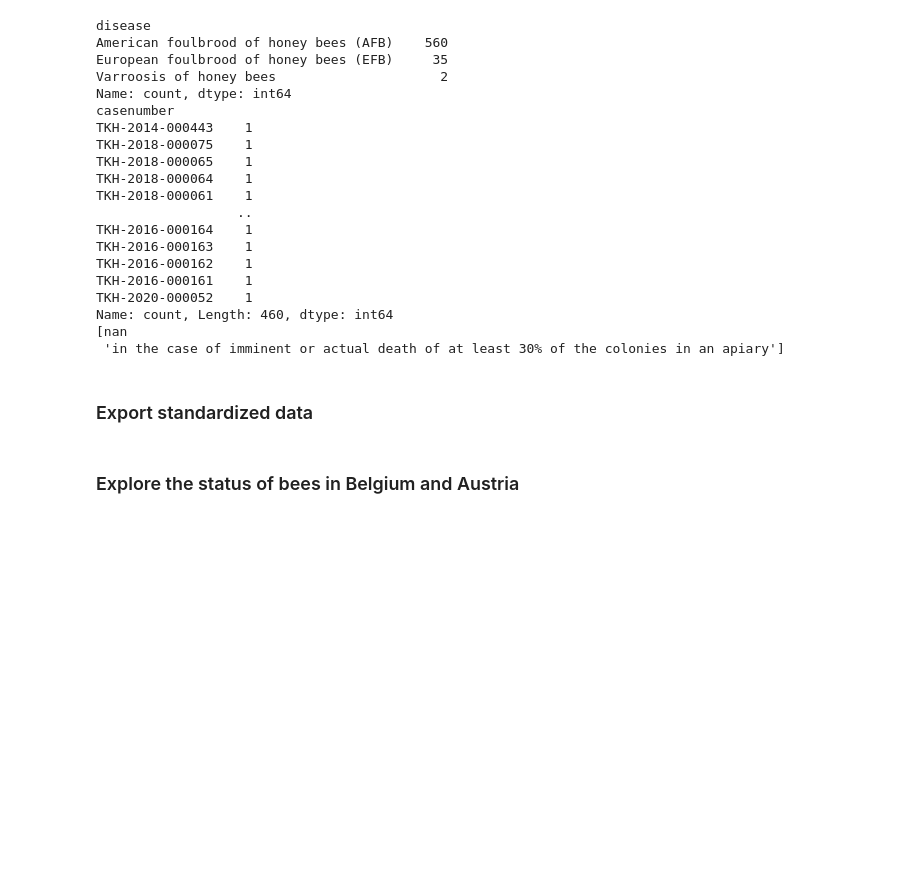
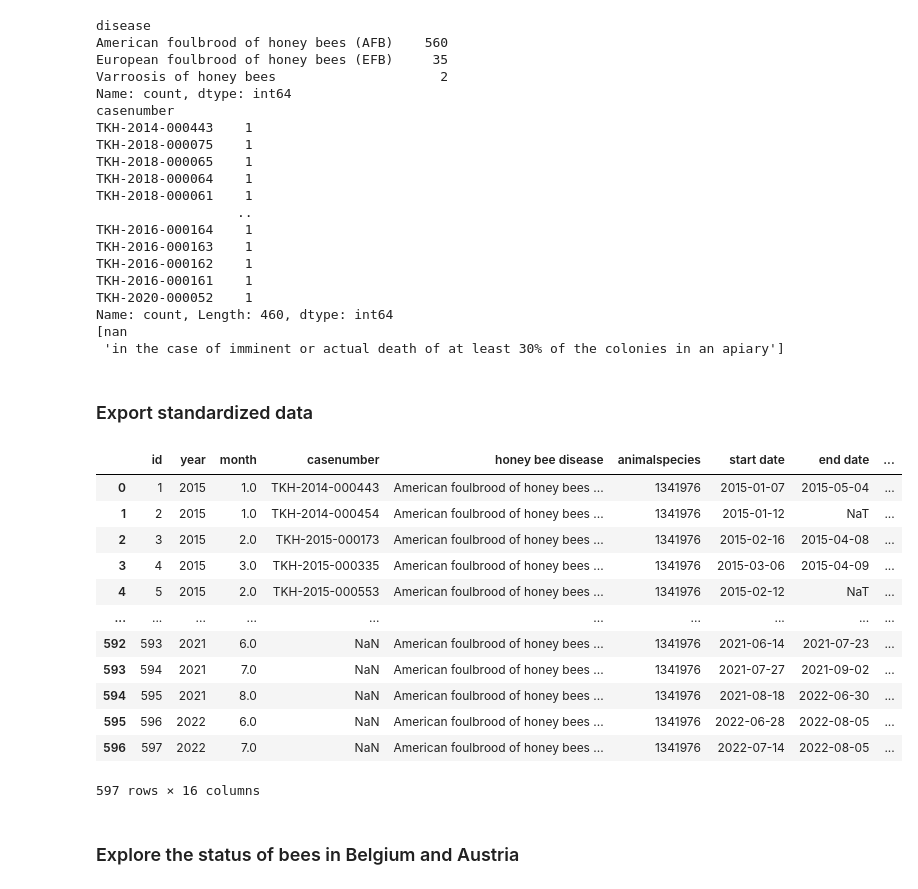
Before and after one commit to daniel-gheorghita/beelife_vetcase, a Jupyter notebook: src/vetcases_standardization.ipynb, the cells around one changed output. Drawn from its saved outputs; the diff is of its cells as text; code cells hidden in the pictures; blank space fills up the shorter version.

```diff
--- a/src/vetcases_standardization.ipynb
+++ b/src/vetcases_standardization.ipynb
@@ -268,6 +279,23 @@ Name: count, Length: 460, dtype: int64
 ### Export standardized data
 # %%
 vetcases_df.to_csv(os.path.join(DATA_FOLDER, ".".join(DATA_FILE_VETCASE.split('.')[:-1]) + '_edit.csv'))
+# %%
+# Verify
+vetcases_df
+# %% [output]
+|  | id | year | month | casenumber | honey bee disease | animalspecies | start date | end date | ... |
+| 0 | 1 | 2015 | 1.0 | TKH-2014-000443 | American foulbrood of honey bees ... | 1341976 | 2015-01-07 | 2015-05-04 | ... |
+| 1 | 2 | 2015 | 1.0 | TKH-2014-000454 | American foulbrood of honey bees ... | 1341976 | 2015-01-12 | NaT | ... |
+| 2 | 3 | 2015 | 2.0 | TKH-2015-000173 | American foulbrood of honey bees ... | 1341976 | 2015-02-16 | 2015-04-08 | ... |
+| 3 | 4 | 2015 | 3.0 | TKH-2015-000335 | American foulbrood of honey bees ... | 1341976 | 2015-03-06 | 2015-04-09 | ... |
+| 4 | 5 | 2015 | 2.0 | TKH-2015-000553 | American foulbrood of honey bees ... | 1341976 | 2015-02-12 | NaT | ... |
+| ... | ... | ... | ... | ... | ... | ... | ... | ... | ... |
+| 592 | 593 | 2021 | 6.0 | NaN | American foulbrood of honey bees ... | 1341976 | 2021-06-14 | 2021-07-23 | ... |
+| 593 | 594 | 2021 | 7.0 | NaN | American foulbrood of honey bees ... | 1341976 | 2021-07-27 | 2021-09-02 | ... |
+| 594 | 595 | 2021 | 8.0 | NaN | American foulbrood of honey bees ... | 1341976 | 2021-08-18 | 2022-06-30 | ... |
+| 595 | 596 | 2022 | 6.0 | NaN | American foulbrood of honey bees ... | 1341976 | 2022-06-28 | 2022-08-05 | ... |
+| 596 | 597 | 2022 | 7.0 | NaN | American foulbrood of honey bees ... | 1341976 | 2022-07-14 | 2022-08-05 | ... |
+597 rows × 16 columns
 # %% [markdown]
 ### Explore the status of bees in Belgium and Austria
 # %%
```
Also changed, not shown: parts of 9 cells of this notebook.
